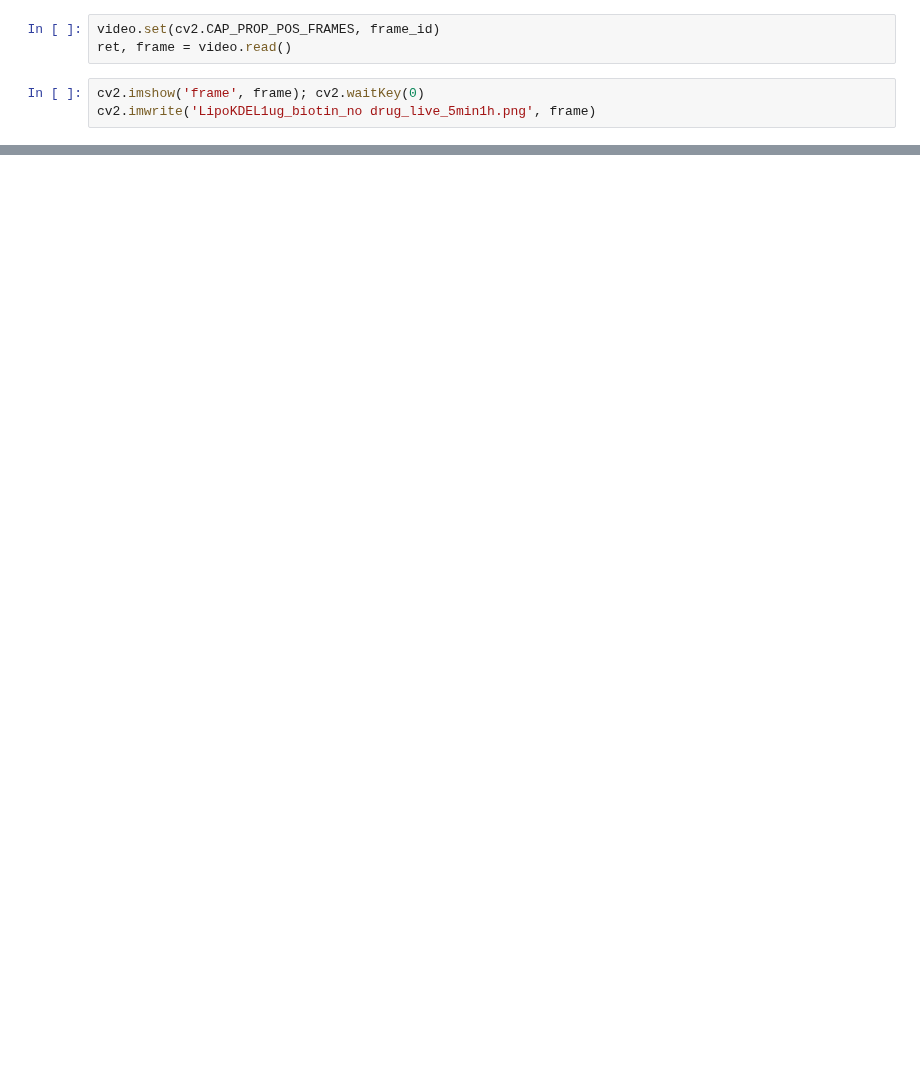
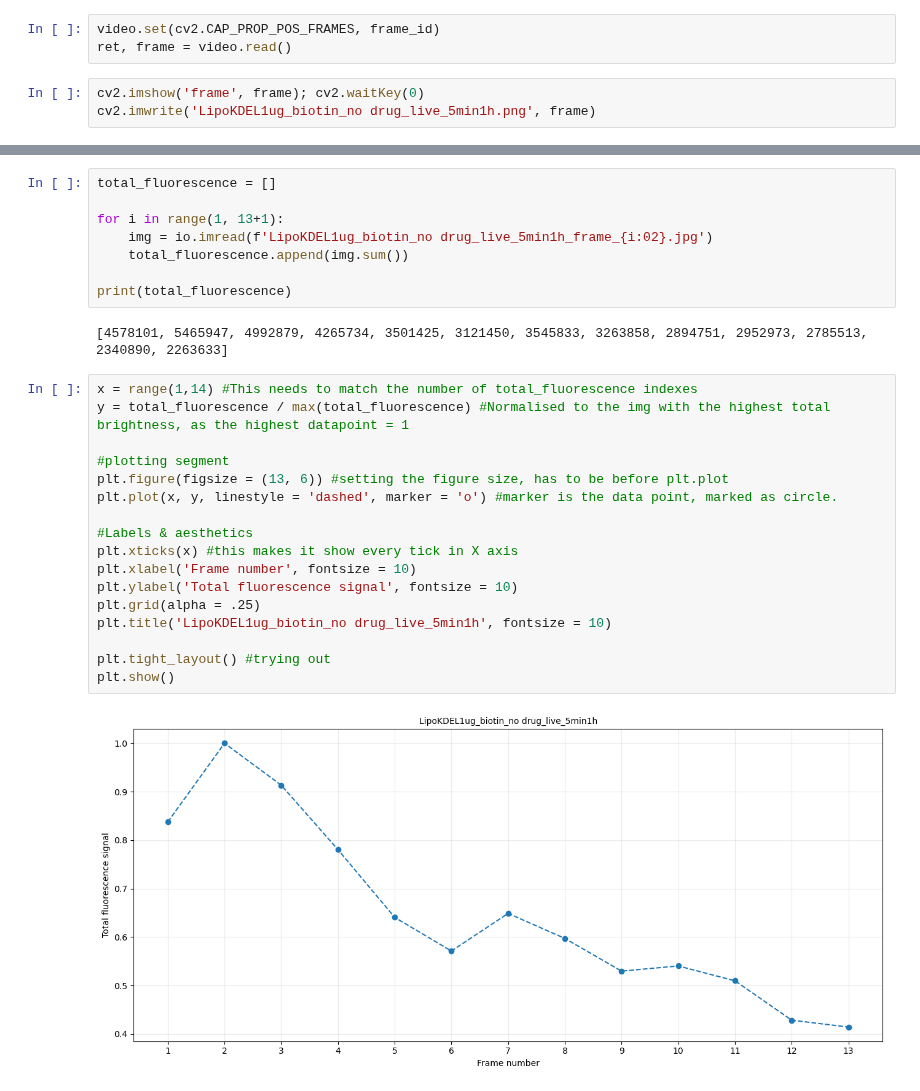
Before and after one commit to SPS-SP2273/learning-portfolio-2024-aug-immunoglobulinaustin, a Jupyter notebook: final_group_project/final_group_project.ipynb, the cells around one changed output, grey strips where cells are left out. Saved outputs shown, nothing was run; the diff lists cells and outputs as text; blank space fills up the shorter version.

```diff
--- a/final_group_project/final_group_project.ipynb
+++ b/final_group_project/final_group_project.ipynb
@@ -90,0 +105,29 @@ AttributeError: module 'matplotlib' has no attribute 'imshow'
+# %%
+total_fluorescence = []
+
+for i in range(1, 13+1):
+    img = io.imread(f'LipoKDEL1ug_biotin_no drug_live_5min1h_frame_{i:02}.jpg')
+    total_fluorescence.append(img.sum())
+
+print(total_fluorescence)
+# %% [output]
+[4578101, 5465947, 4992879, 4265734, 3501425, 3121450, 3545833, 3263858, 2894751, 2952973, 2785513, 2340890, 2263633]
+# %%
+x = range(1,14) #This needs to match the number of total_fluorescence indexes
+y = total_fluorescence / max(total_fluorescence) #Normalised to the img with the highest total brightness, as the highest datapoint = 1
+
+#plotting segment
+plt.figure(figsize = (13, 6)) #setting the figure size, has to be before plt.plot
+plt.plot(x, y, linestyle = 'dashed', marker = 'o') #marker is the data point, marked as circle.
+
+#Labels & aesthetics
+plt.xticks(x) #this makes it show every tick in X axis
+plt.xlabel('Frame number', fontsize = 10)
+plt.ylabel('Total fluorescence signal', fontsize = 10)
+plt.grid(alpha = .25)
+plt.title('LipoKDEL1ug_biotin_no drug_live_5min1h', fontsize = 10)
+
+plt.tight_layout() #trying out
+plt.show()
+# %% [output]
+[figure, added]
```
Also changed, not shown: parts of 7 cells of this notebook.
